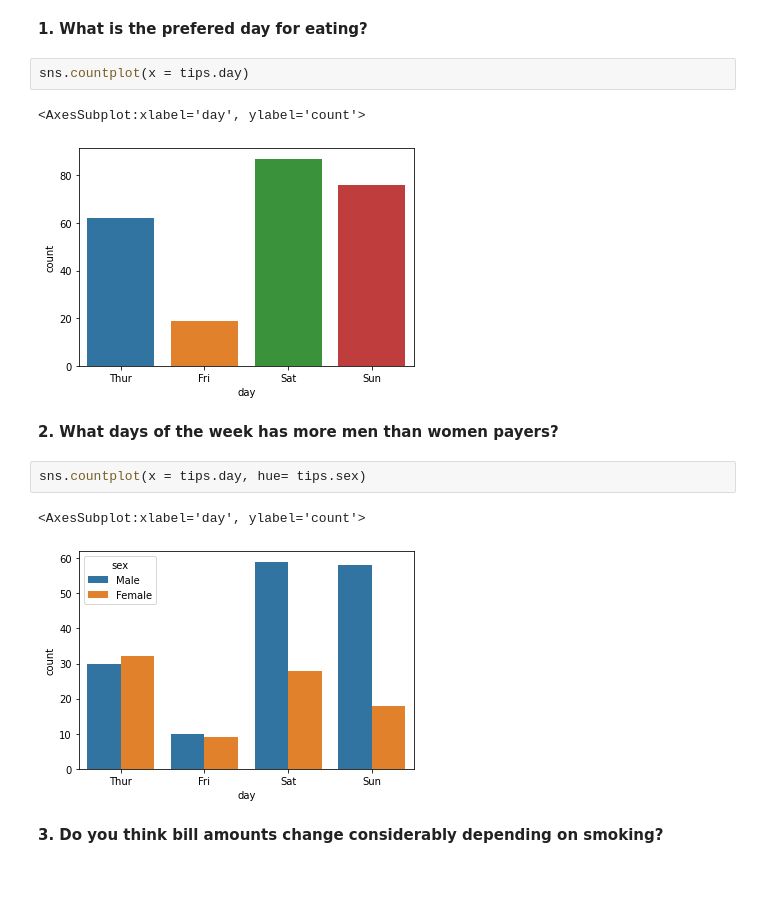
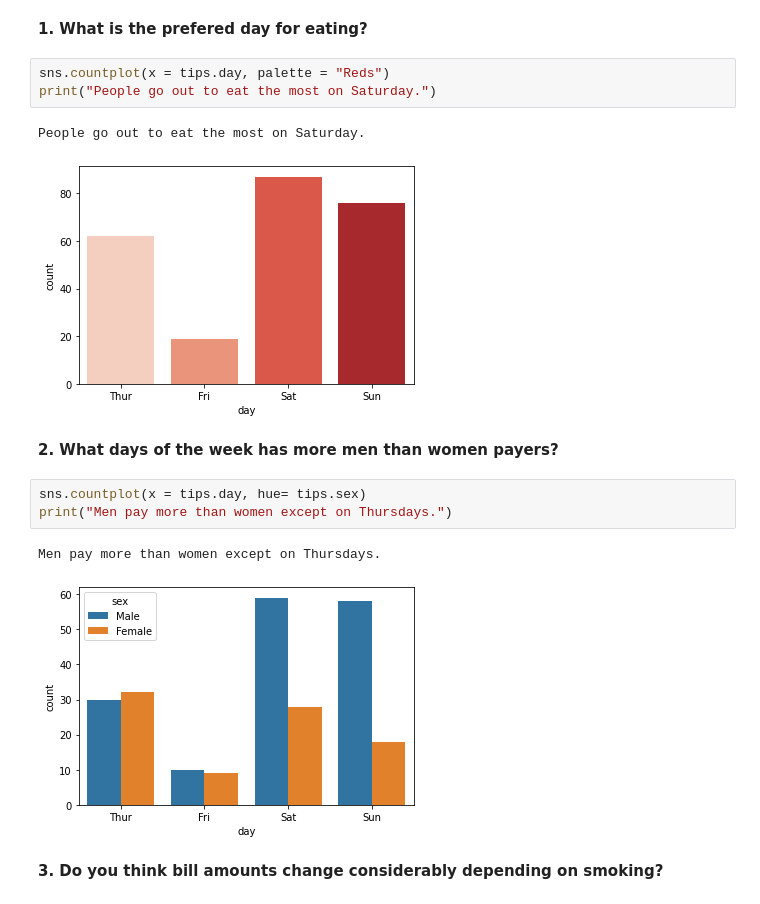
Before and after one commit to Ironhack-Data-Madrid-Enero-2021/lab-visualization-intro, a Jupyter notebook: your-code/challenge-1.ipynb, the cells around one changed output. Drawn from its saved outputs; the diff is of its cells as text.

Commit message:
lab de intro a visualization finalizado

```diff
--- a/your-code/challenge-1.ipynb
+++ b/your-code/challenge-1.ipynb
@@ -34,16 +34,18 @@ sns.load_dataset("tips")
 # %% [markdown]
 **1. What is the prefered day for eating?**
 # %%
-sns.countplot(x = tips.day)
+sns.countplot(x = tips.day, palette = "Reds")
+print("People go out to eat the most on Saturday.")
 # %% [output]
-<AxesSubplot:xlabel='day', ylabel='count'>
+People go out to eat the most on Saturday.
-[figure, old version]
+[figure, new version]
 # %% [markdown]
 **2. What days of the week has more men than women payers?**
 # %%
 sns.countplot(x = tips.day, hue= tips.sex)
+print("Men pay more than women except on Thursdays.")
 # %% [output]
-<AxesSubplot:xlabel='day', ylabel='count'>
+Men pay more than women except on Thursdays.
 [figure]
 # %% [markdown]
 **3. Do you think bill amounts change considerably depending on smoking?**
```
Also changed, not shown: parts of 3 cells of this notebook.
